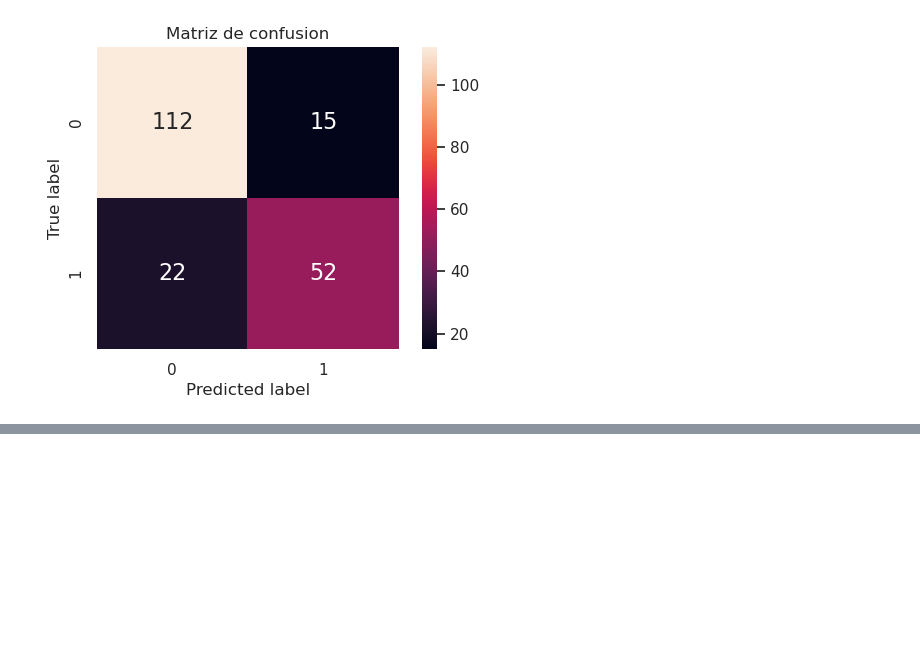
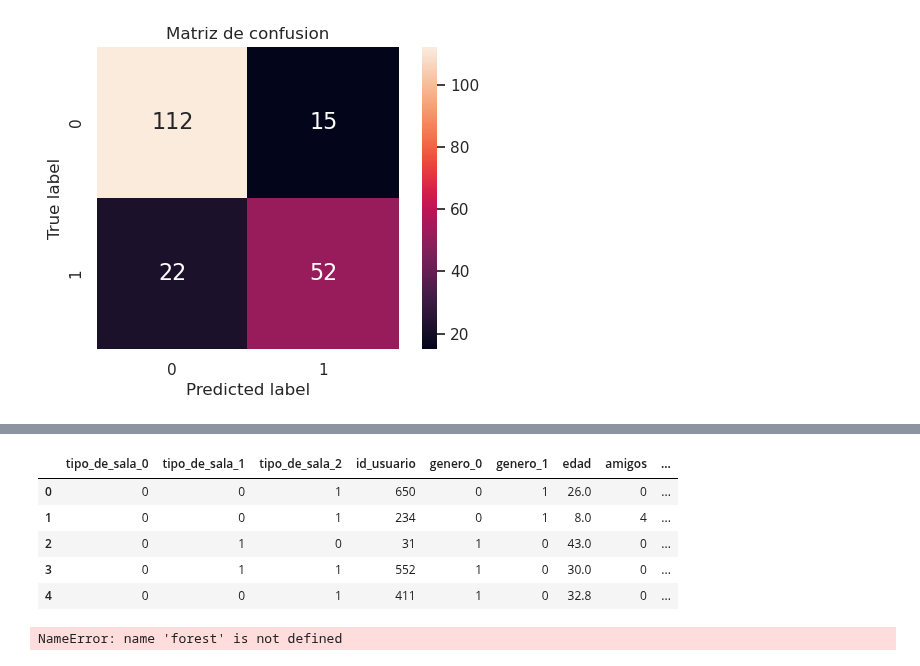
Before and after one commit to JuanOpizzi/Datos-2020-2c, a Jupyter notebook: TP2/Bagging.ipynb, the cells around one changed output, grey strips where cells are left out. Cells and saved outputs as stored; diff of their text form; code cells hidden in the pictures; blank space fills up the shorter version.

Commit message:
cambios finales Bagging

```diff
--- a/TP2/Bagging.ipynb
+++ b/TP2/Bagging.ipynb
@@ -184,0 +202,18 @@ plot_confusion_matrix(y_test, bagging.predict(X_test))
+# %%
+df_h = prepod_tp1_un_df(holdout)
+df_h = replace_nulls_edad(df_h, 'media')
+df_h = encodear_atributos_categoricos(df_h)
+df_h = df_h.drop(['volveria'], axis=1)
+df_h.head()
+# %% [output]
+|  | tipo_de_sala_0 | tipo_de_sala_1 | tipo_de_sala_2 | id_usuario | genero_0 | genero_1 | edad | amigos | ... |
+| 0 | 0 | 0 | 1 | 650 | 0 | 1 | 26.0 | 0 | ... |
+| 1 | 0 | 0 | 1 | 234 | 0 | 1 | 8.0 | 4 | ... |
+| 2 | 0 | 1 | 0 | 31 | 1 | 0 | 43.0 | 0 | ... |
+| 3 | 0 | 1 | 1 | 552 | 1 | 0 | 30.0 | 0 | ... |
+| 4 | 0 | 0 | 1 | 411 | 1 | 0 | 32.8 | 0 | ... |
+# %%
+y_pred = bagging.predict(df_h)
+y_pred
+# %% [output]
+NameError: name 'forest' is not defined
```
Also changed, not shown: parts of 14 cells of this notebook.
